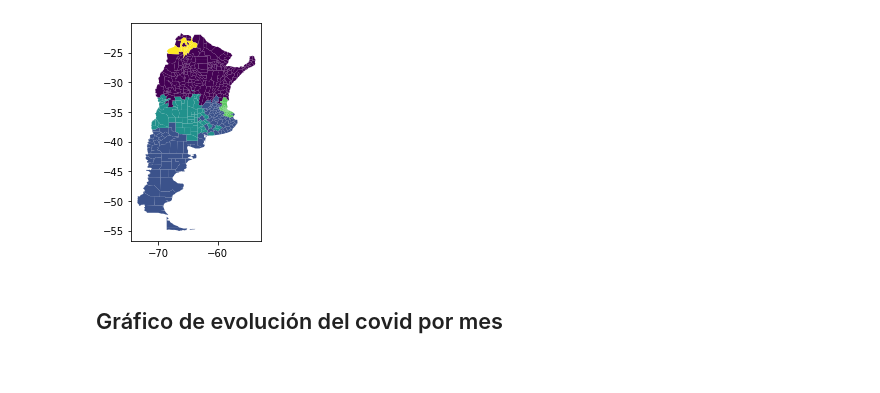
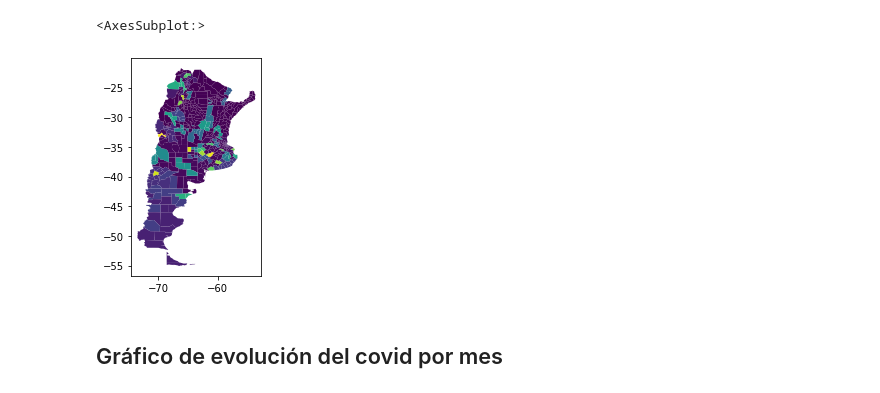
Before and after one commit to pabanib/covid, a Jupyter notebook: resultados.ipynb, the cells around one changed output. Drawn from its saved outputs; the diff is of its cells as text; code cells hidden in the pictures.

```diff
--- a/resultados.ipynb
+++ b/resultados.ipynb
@@ -82,10 +88,10 @@ def indice_lq(X, model):
     ind = lqcovid.calcular_indice_debil(grupos)
     return 1-ind
 # %%
-archivo = 'df_R/fallec.shp'
-df =gpd.read_file('df_R/fallec.shp')
+archivo = 'Resultados/R_resultados/fallec.shp'
+covid_rdos =gpd.read_file('Resultados/R_resultados/fallec.shp')
 #df = df.set_index(df.link.astype(int))
 #df = df.drop('link', axis = 1)
-[[siluetas(df,'sk'),siluetas(df,'redcap'),siluetas(df,'schc')],
-[indice_lq(df,'sk'),indice_lq(df,'redcap'),indice_lq(df,'schc')]]
+[[siluetas(covid_rdos,'sk'),siluetas(covid_rdos,'redcap'),siluetas(covid_rdos,'schc')],
+[indice_lq(covid_rdos,'sk'),indice_lq(covid_rdos,'redcap'),indice_lq(covid_rdos,'schc')]]
 # %% [output]
@@ -171,10 +179,11 @@ result['fallec'].T.to_excel('Resultados/indices.xlsx', sheet_name = 'espacial')
 res.to_excel('Resultados/indices2.xlsx', sheet_name = 'otros algorit')
 # %%
 fig, ax = plt.subplots()
-df.plot('sk', figsize = (10,8), ax = ax)
-fig.savefig('Resultados/Imagenes/skatter.png')
+covid_rdos.plot('sk', figsize = (10,8), ax = ax)
+#fig.savefig('Resultados/Imagenes/skatter.png')
 # %% [output]
+<AxesSubplot:>
-[figure, old version]
+[figure, new version]
 # %%
 covid_pcia = covid_acum.groupby([covid.codpcia, covid_acum.index.get_level_values(1)]).sum()
 # %% [markdown]
```
Also changed, not shown: parts of 9 cells of this notebook, 18 other files.
